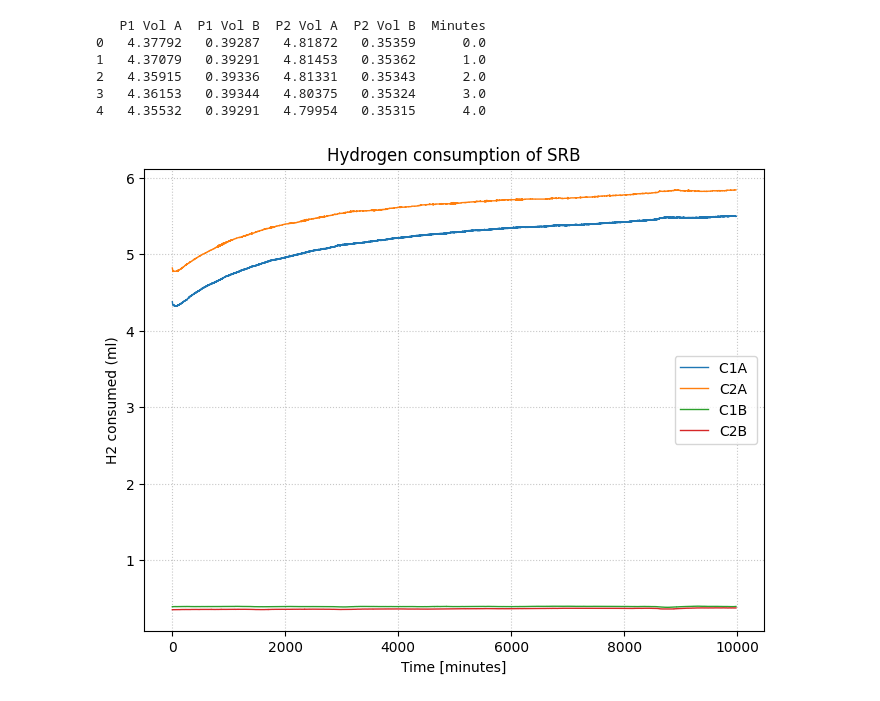
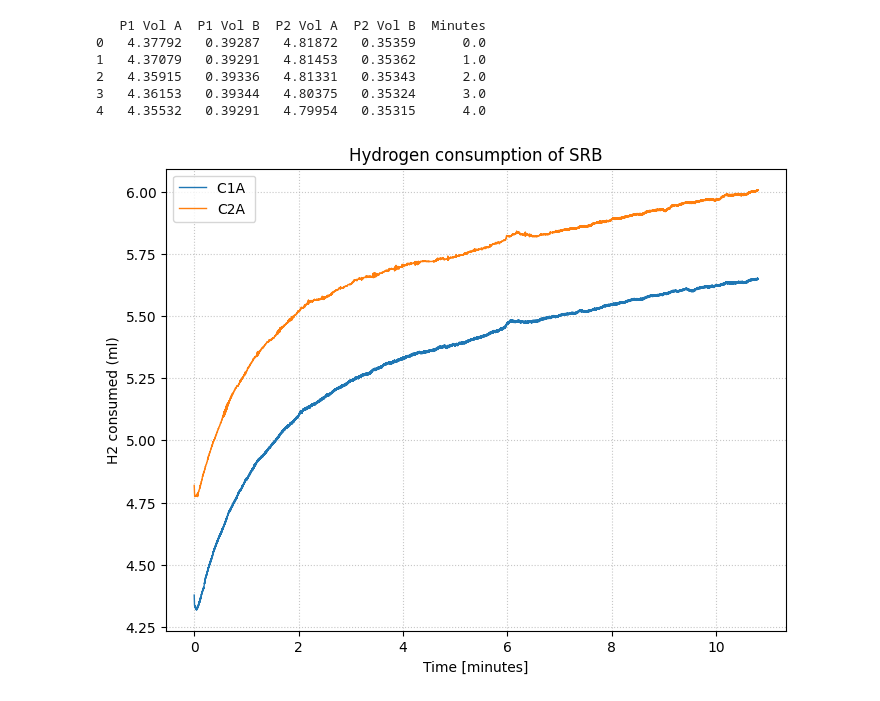
Before and after one commit to adavlasta/Impact-of-high-pressure-on-hydrogen-consumption-by-microbes, a Jupyter notebook: relevant column extraction.ipynb, the cells around one changed output. Saved outputs shown, nothing was run; the diff lists cells and outputs as text; code cells hidden in the pictures.

```diff
--- a/relevant column extraction.ipynb
+++ b/relevant column extraction.ipynb
@@ -420,7 +427,7 @@ import pandas as pd
 cols = ['Date', 'Time', 'P1 Vol A', 'P1 Vol B','P2 Vol A','P2 Vol B']
 
 # Read the CSV
-df = pd.read_csv('/Users/adaciortan/Desktop/leak test/data_before_split.csv',
+df = pd.read_csv('data_before_split.csv',
                  sep=',', decimal='.', usecols=cols, index_col=False)
 
 # 1. Create a combined datetime column
@@ -454,22 +486,25 @@ v2B=df['P2 Vol B'].to_numpy()
 # %%
-#WITH VOLUME
 
-plt.figure(figsize=(8,6))
-plt.plot(time, v1, label="C1A ", linewidth=1)
-plt.plot(time, v2, label="C2A", linewidth=1,)
-plt.plot(time, v1B, label="C1B ", linewidth=1)
-plt.plot(time, v2B, label="C2B", linewidth=1,)
-# Labels and legend
-plt.xlabel("Time [minutes]")
-plt.ylabel("H2 consumed (ml)")
-plt.title("Hydrogen consumption of SRB")
-plt.legend()
-plt.grid(True, linestyle=":", alpha=0.7)
-
-# Show the plot
-plt.show()
+prov_time = np.multiply(np.arange(0, 15559),1/1440)
-# %% [output]
-[figure, removed]
+# %%
+#WITH VOLUME
+
+plt.figure(figsize=(8,6))
+plt.plot(prov_time, result_1, label="C1A ", linewidth=1)
+plt.plot(prov_time, result_2, label="C2A", linewidth=1,)
+#plt.plot(time, v1B, label="C1B ", linewidth=1)
+#plt.plot(time, v2B, label="C2B", linewidth=1,)
+# Labels and legend
+plt.xlabel("Time [minutes]")
+plt.ylabel("H2 consumed (ml)")
+plt.title("Hydrogen consumption of SRB")
+plt.legend()
+plt.grid(True, linestyle=":", alpha=0.7)
+
+# Show the plot
+plt.show()
+# %% [output]
+[figure, added]
 # %%
 output_folder='/Users/adaciortan/Desktop/experiment data/daca ai fii un stick/the column'
 
```
Also changed, not shown: parts of 8 cells of this notebook.
